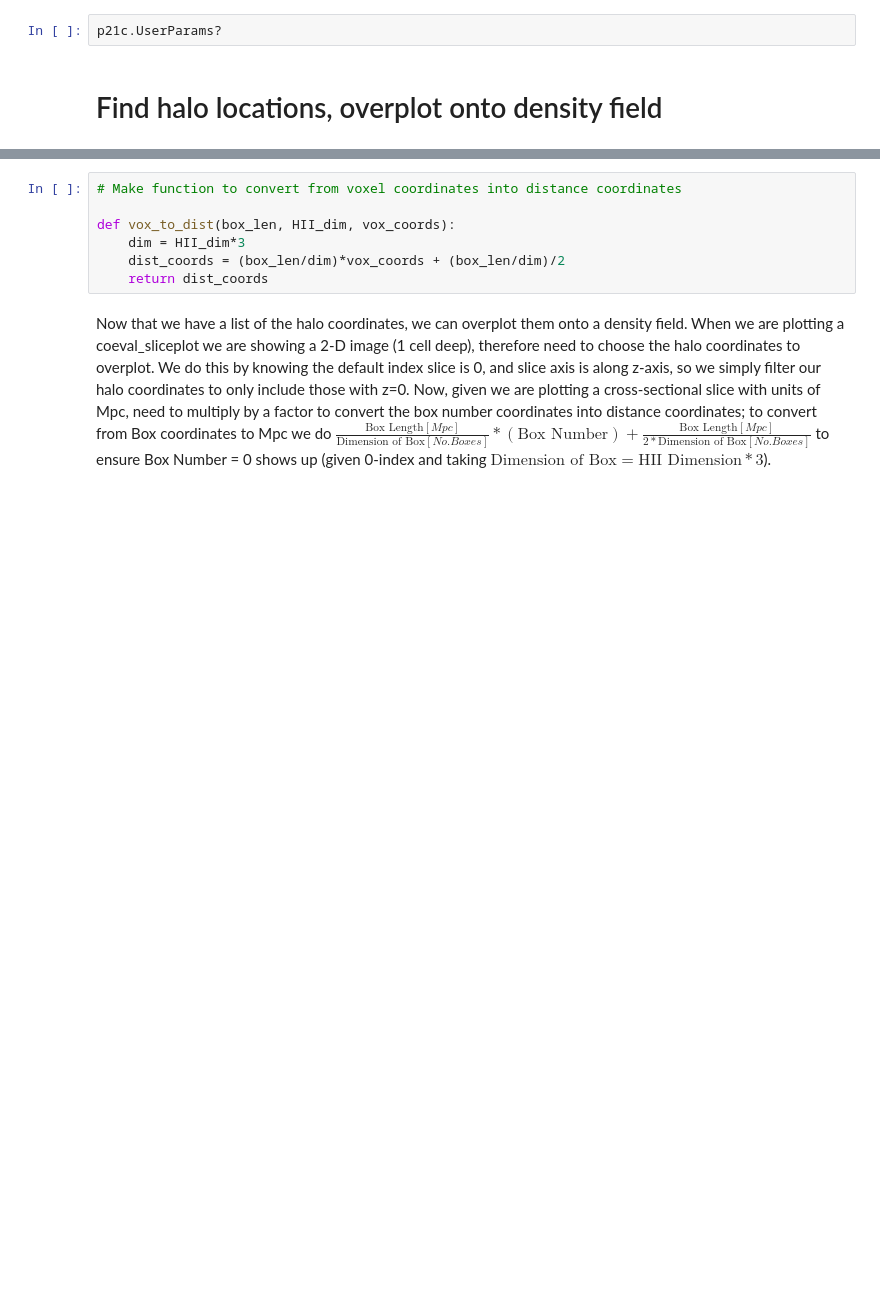
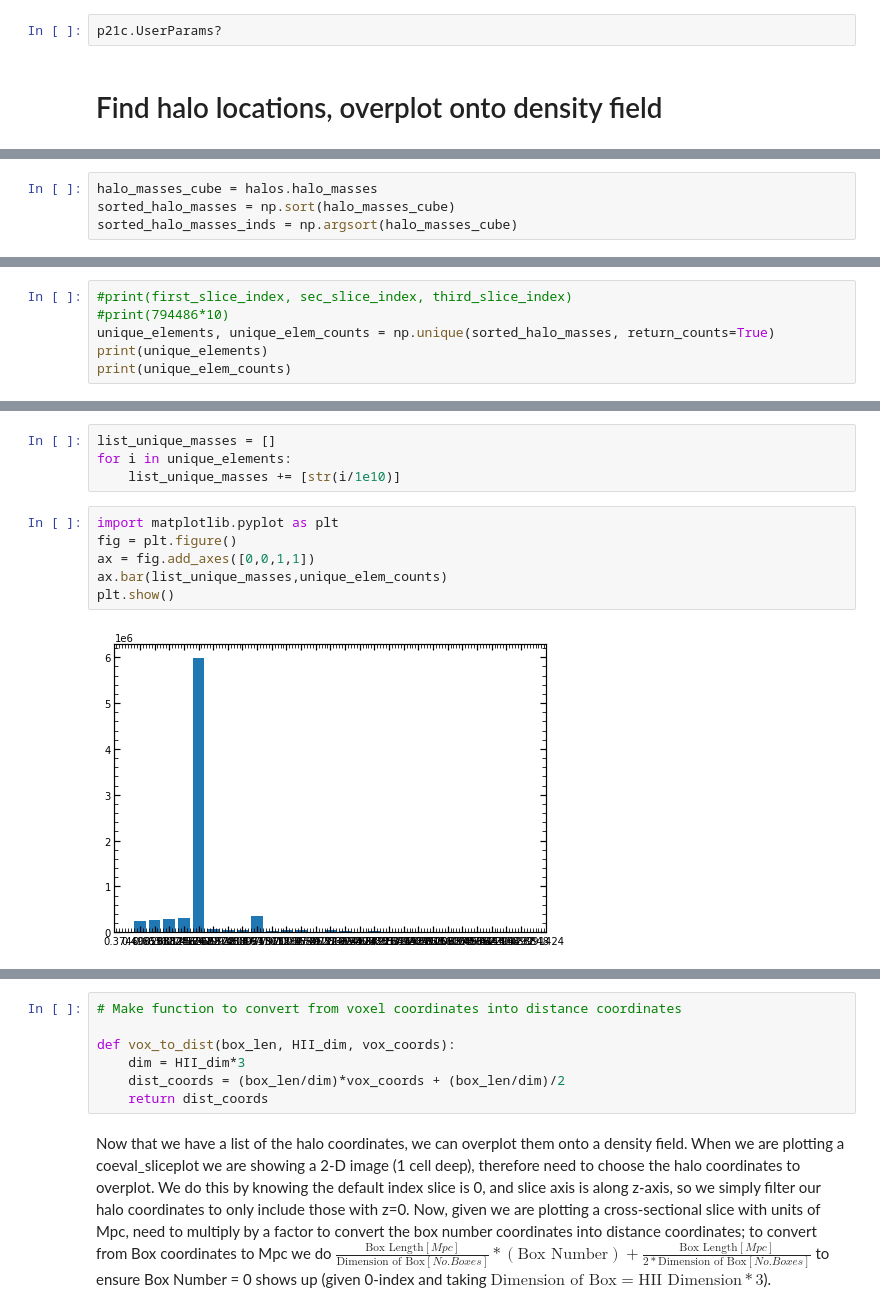
Before and after one commit to kenj19/PHYS459, a Jupyter notebook: halo_finder_plotting.ipynb, the cells around one changed output, grey strips where cells are left out. Saved outputs shown, nothing was run; the diff lists cells and outputs as text; blank space fills up the shorter version.

```diff
--- a/halo_finder_plotting.ipynb
+++ b/halo_finder_plotting.ipynb
@@ -93,0 +93,4 @@ KeyboardInterrupt:
+# %%
+halo_masses_cube = halos.halo_masses
+sorted_halo_masses = np.sort(halo_masses_cube)
+sorted_halo_masses_inds = np.argsort(halo_masses_cube)
@@ -93,0 +149,6 @@ KeyboardInterrupt:
+# %%
+#print(first_slice_index, sec_slice_index, third_slice_index)
+#print(794486*10)
+unique_elements, unique_elem_counts = np.unique(sorted_halo_masses, return_counts=True)
+print(unique_elements)
+print(unique_elem_counts)
@@ -93,0 +165,12 @@ KeyboardInterrupt:
+# %%
+list_unique_masses = []
+for i in unique_elements:
+    list_unique_masses += [str(i/1e10)]
+# %%
+import matplotlib.pyplot as plt
+fig = plt.figure()
+ax = fig.add_axes([0,0,1,1])
+ax.bar(list_unique_masses,unique_elem_counts)
+plt.show()
+# %% [output]
+[figure, added]
```
Also changed, not shown: parts of 26 cells of this notebook.
